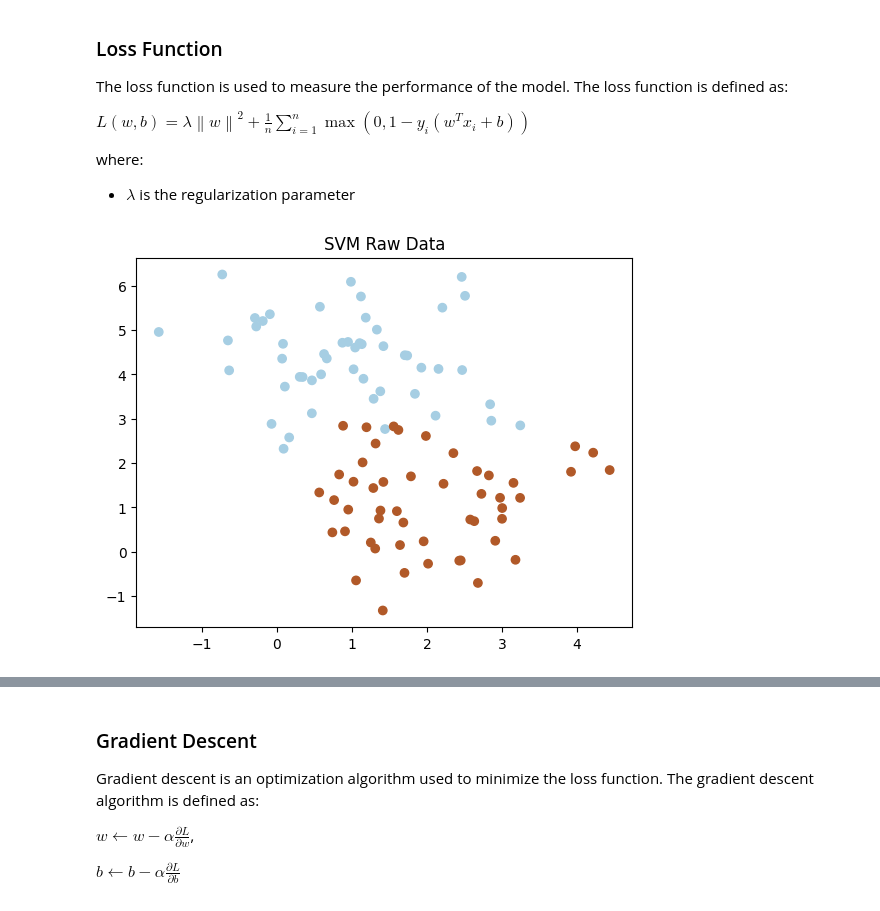
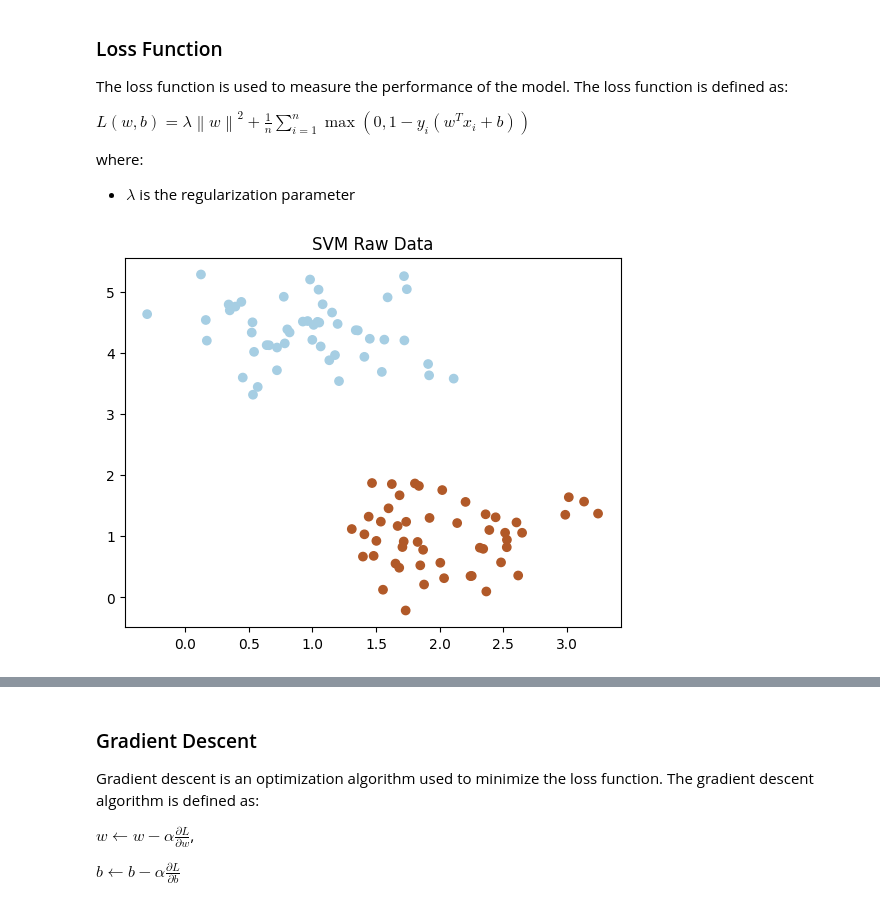
Before and after one commit to punitarani/MAT-494, a Jupyter notebook: 3.5-6 K-Means and SVM.ipynb, the cells around one changed output, grey strips where cells are left out. Cells and saved outputs as stored; diff of their text form; code cells hidden in the pictures.

Commit message:
Update SVM make_blobs() clusted_std to 0.5

```diff
--- a/3.5-6 K-Means and SVM.ipynb
+++ b/3.5-6 K-Means and SVM.ipynb
@@ -171,15 +171,15 @@ def loss(X, y, w, b, l):
     return l * np.linalg.norm(w) ** 2 + np.sum(np.maximum(0, 1 - y * (np.dot(X, w) + b))) / n_samples
 # %%
 # Generate data
-X, y = make_blobs(n_samples=100, centers=2, n_features=2, random_state=0)
+X, y = make_blobs(n_samples=100, centers=2, n_features=2, random_state=0, cluster_std=0.5)
 
 # Plot data
 plt.figure()
 plt.scatter(X[:, 0], X[:, 1], c=y, cmap=plt.cm.Paired)
 plt.title("SVM Raw Data")
 plt.show()
 # %% [output]
-[figure, old version]
+[figure, new version]
 # %%
 # Initialize weights, bias, and regularization parameter
 w = np.array([1, 1])
```
Also changed, not shown: parts of 2 cells of this notebook.
